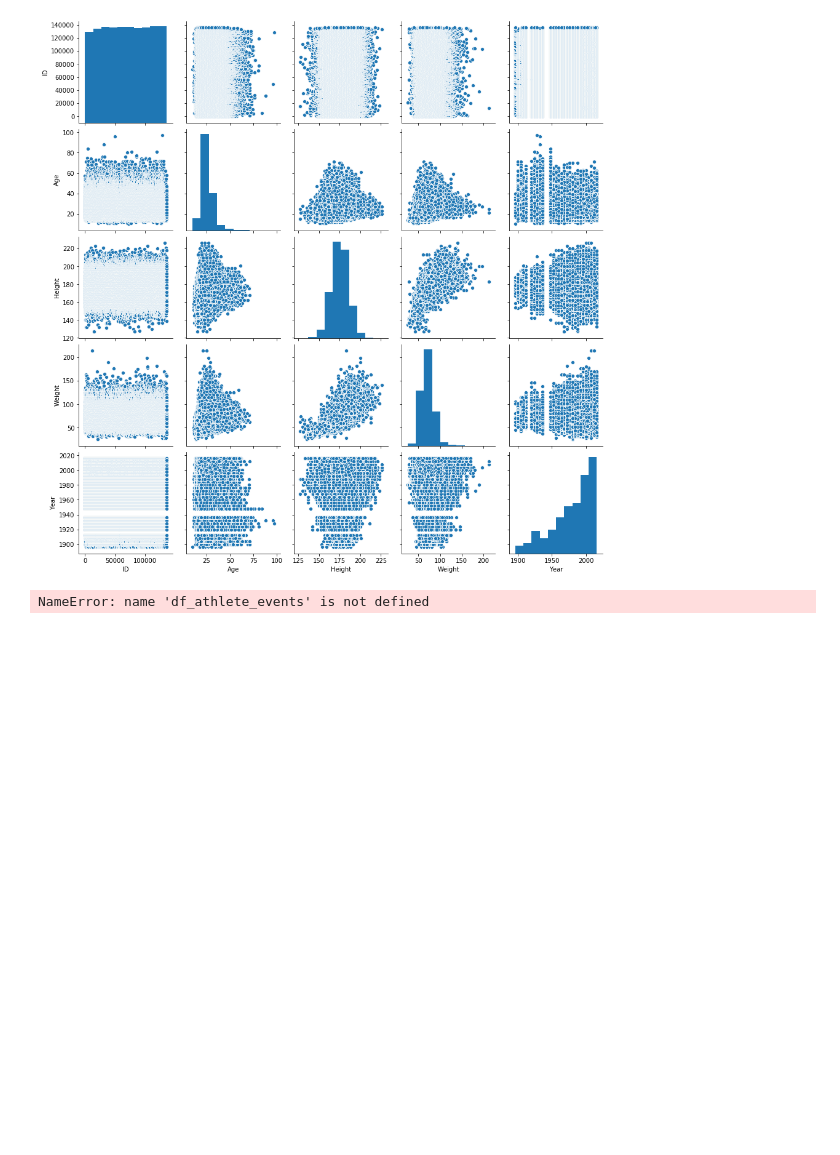
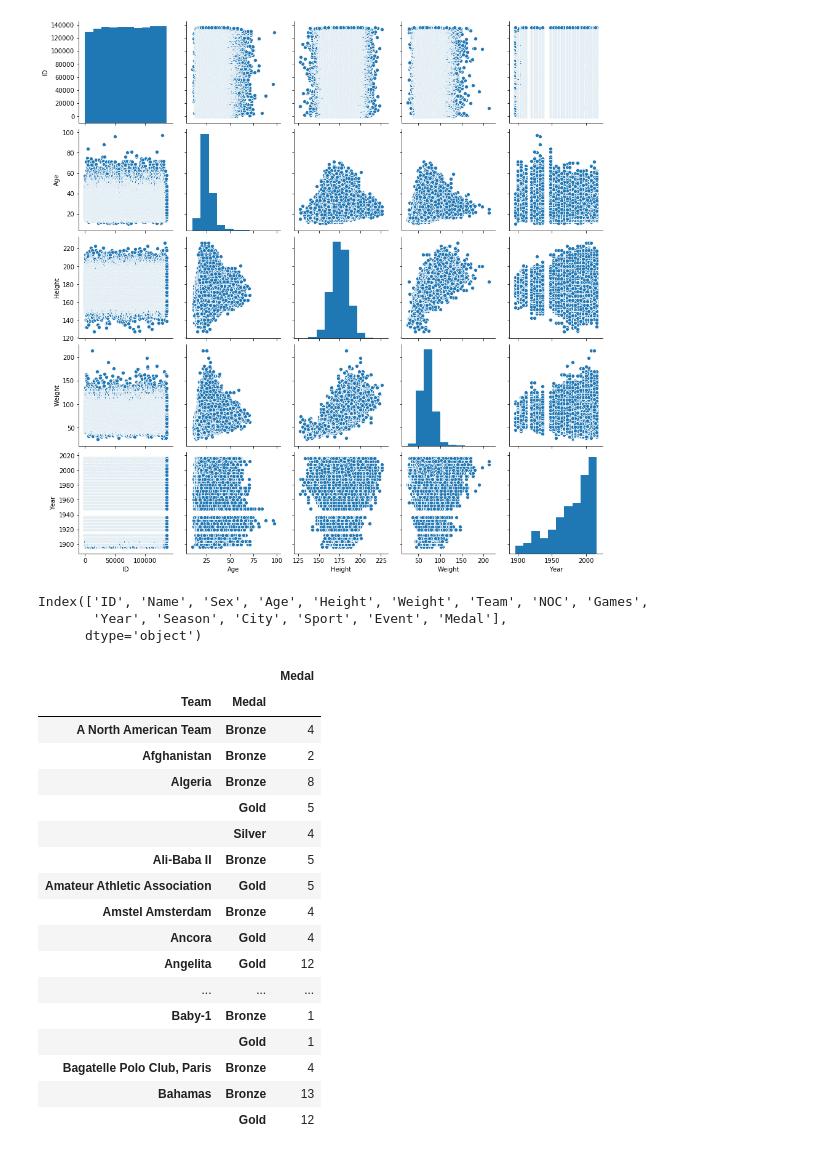
Before and after one commit to Binardino/Olympics_History_1896_2016, a Jupyter notebook: notebook/Olympics EDA.ipynb, the cells around one changed output. Saved outputs shown, nothing was run; the diff lists cells and outputs as text; code cells hidden in the pictures; blank space fills up the shorter version.

Commit message:
add basic groupby + rm pandas_profiling

```diff
--- a/notebook/Olympics EDA.ipynb
+++ b/notebook/Olympics EDA.ipynb
@@ -93,6 +85,8 @@ sns.pairplot(df_athlete_events)
 <seaborn.axisgrid.PairGrid at 0x...>
 [figure]
 # %%
-df_athlete_events.columns()
+df_athlete_events.columns
 # %% [output]
-NameError: name 'df_athlete_events' is not defined
+Index(['ID', 'Name', 'Sex', 'Age', 'Height', 'Weight', 'Team', 'NOC', 'Games',
+       'Year', 'Season', 'City', 'Sport', 'Event', 'Medal'],
+      dtype='object')
@@ -100,0 +93,21 @@ df_athlete_events.groupby()
+# %%
+df_athlete_events.groupby(['Team', 'Medal']).agg({'Medal':'count'}).head(50)
+# %% [output]
+|  |  | Medal |
+| Team | Medal |  |
+| A North American Team | Bronze | 4 |
+| Afghanistan | Bronze | 2 |
+| Algeria | Bronze | 8 |
+|  | Gold | 5 |
+|  | Silver | 4 |
+| Ali-Baba II | Bronze | 5 |
+| Amateur Athletic Association | Gold | 5 |
+| Amstel Amsterdam | Bronze | 4 |
+| Ancora | Gold | 4 |
+| Angelita | Gold | 12 |
+| ... | ... | ... |
+| Baby-1 | Bronze | 1 |
+|  | Gold | 1 |
+| Bagatelle Polo Club, Paris | Bronze | 4 |
+| Bahamas | Bronze | 13 |
+|  | Gold | 12 |
```
Also changed, not shown: parts of 3 cells of this notebook.
